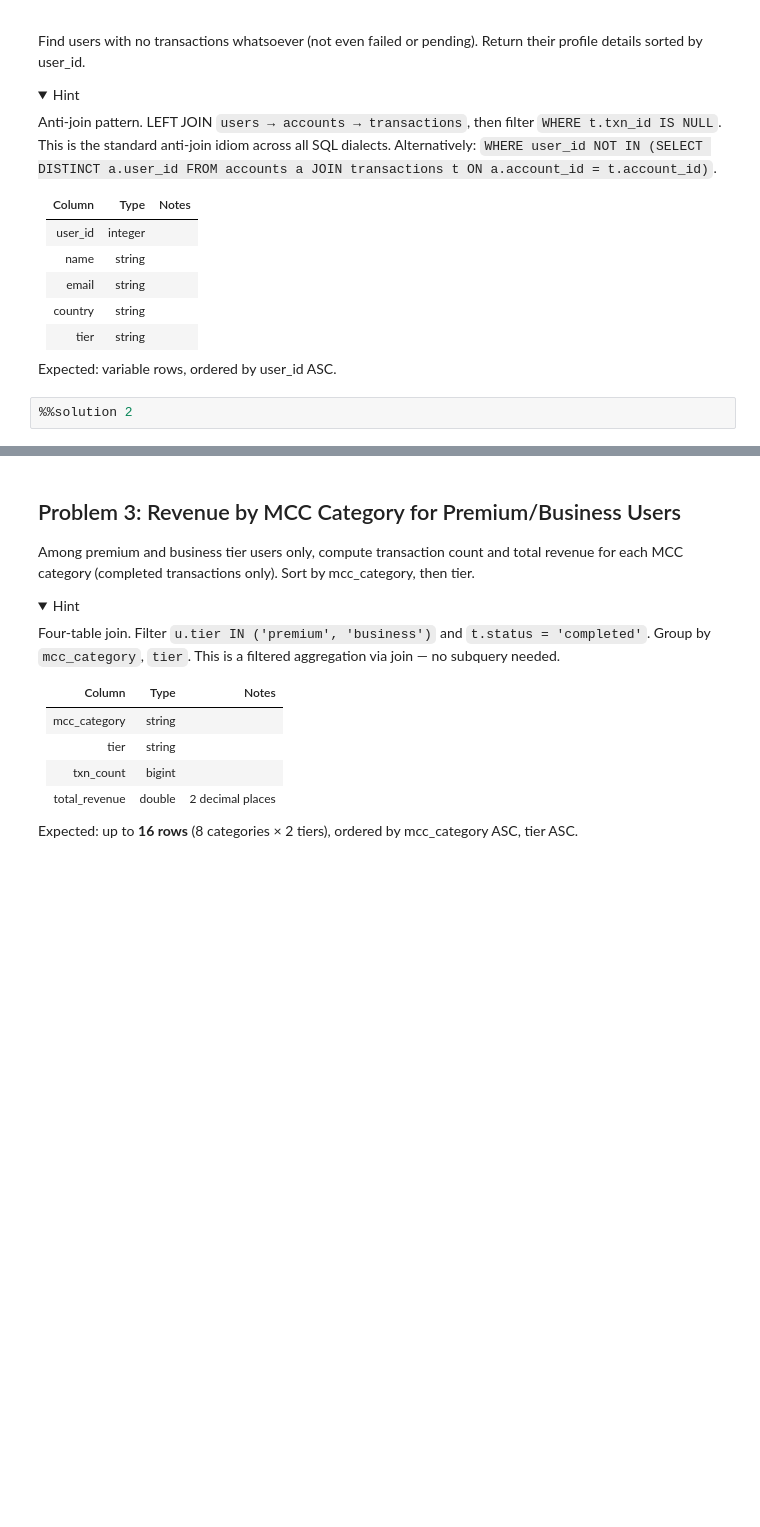
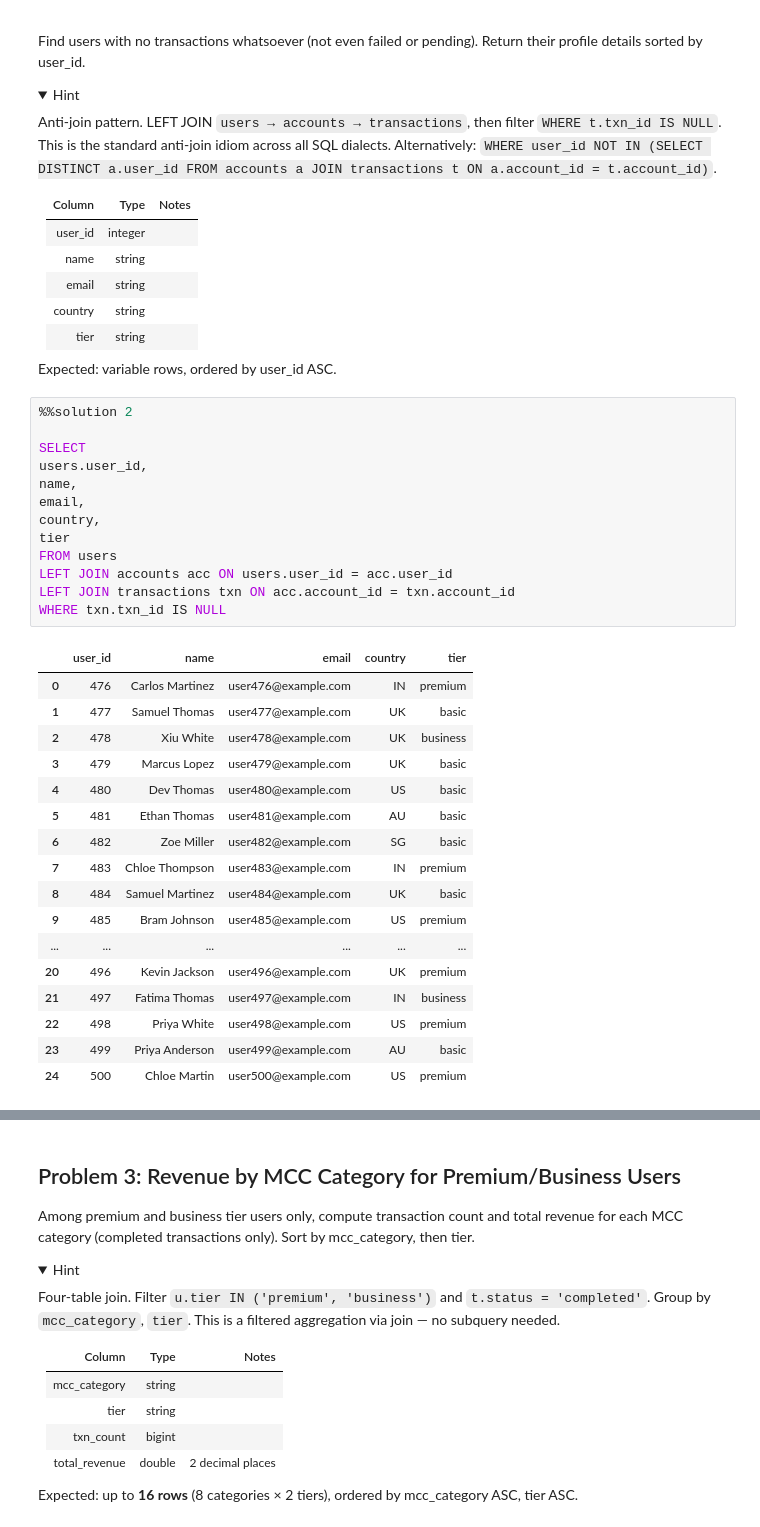
Before and after one commit to arunpandian7/datapy-gym, a Jupyter notebook: sql/sessions/2026-06-04/03_joins.ipynb, the cells around one changed output, grey strips where cells are left out. Cells and saved outputs as stored; diff of their text form; folded sections open; blank space fills up the shorter version.

```diff
--- a/sql/sessions/2026-06-04/03_joins.ipynb
+++ b/sql/sessions/2026-06-04/03_joins.ipynb
@@ -89,5 +166,34 @@ Anti-join pattern. LEFT JOIN `users → accounts → transactions`, then filter
 Expected: variable rows, ordered by user_id ASC.
 # %%
 %%solution 2
+
+SELECT
+users.user_id,
+name,
+email,
+country,
+tier
+FROM users
+LEFT JOIN accounts acc ON users.user_id = acc.user_id
+LEFT JOIN transactions txn ON acc.account_id = txn.account_id
+WHERE txn.txn_id IS NULL
+# %% [output]
+|  | user_id | name | email | country | tier |
+| 0 | 476 | Carlos Martinez | user476@example.com | IN | premium |
+| 1 | 477 | Samuel Thomas | user477@example.com | UK | basic |
+| 2 | 478 | Xiu White | user478@example.com | UK | business |
+| 3 | 479 | Marcus Lopez | user479@example.com | UK | basic |
+| 4 | 480 | Dev Thomas | user480@example.com | US | basic |
+| 5 | 481 | Ethan Thomas | user481@example.com | AU | basic |
+| 6 | 482 | Zoe Miller | user482@example.com | SG | basic |
+| 7 | 483 | Chloe Thompson | user483@example.com | IN | premium |
+| 8 | 484 | Samuel Martinez | user484@example.com | UK | basic |
+| 9 | 485 | Bram Johnson | user485@example.com | US | premium |
+| ... | ... | ... | ... | ... | ... |
+| 20 | 496 | Kevin Jackson | user496@example.com | UK | premium |
+| 21 | 497 | Fatima Thomas | user497@example.com | IN | business |
+| 22 | 498 | Priya White | user498@example.com | US | premium |
+| 23 | 499 | Priya Anderson | user499@example.com | AU | basic |
+| 24 | 500 | Chloe Martin | user500@example.com | US | premium |
 # %%
 checker.p2(solution_2)  # type: ignore[name-defined]  # noqa: F821
```
Also changed, not shown: parts of 9 cells of this notebook.
